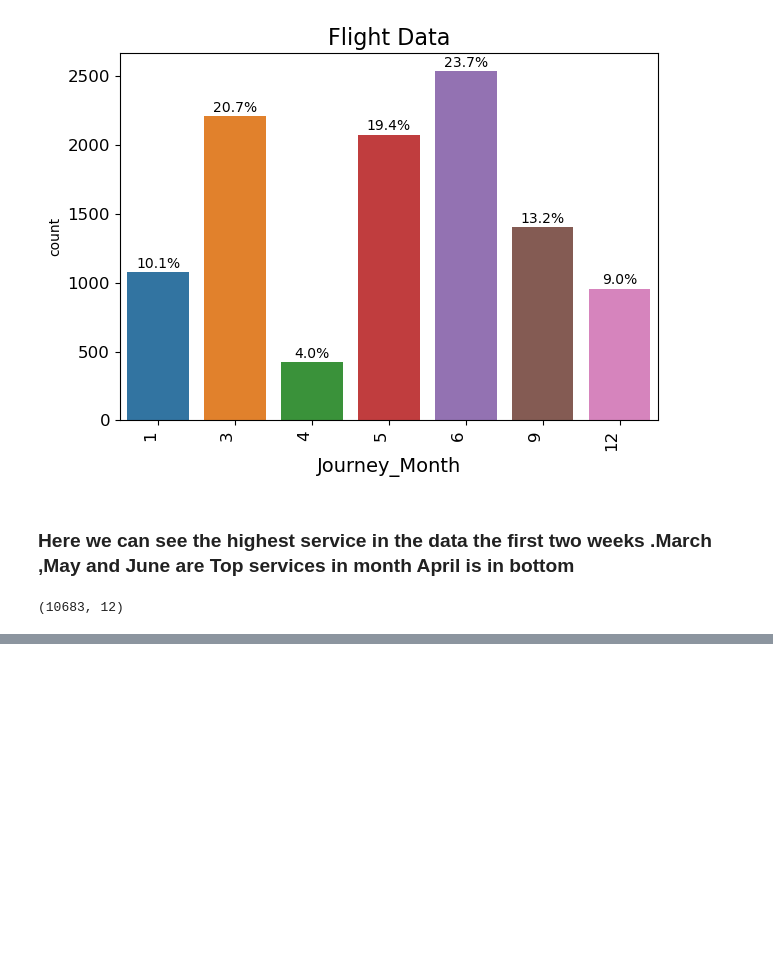
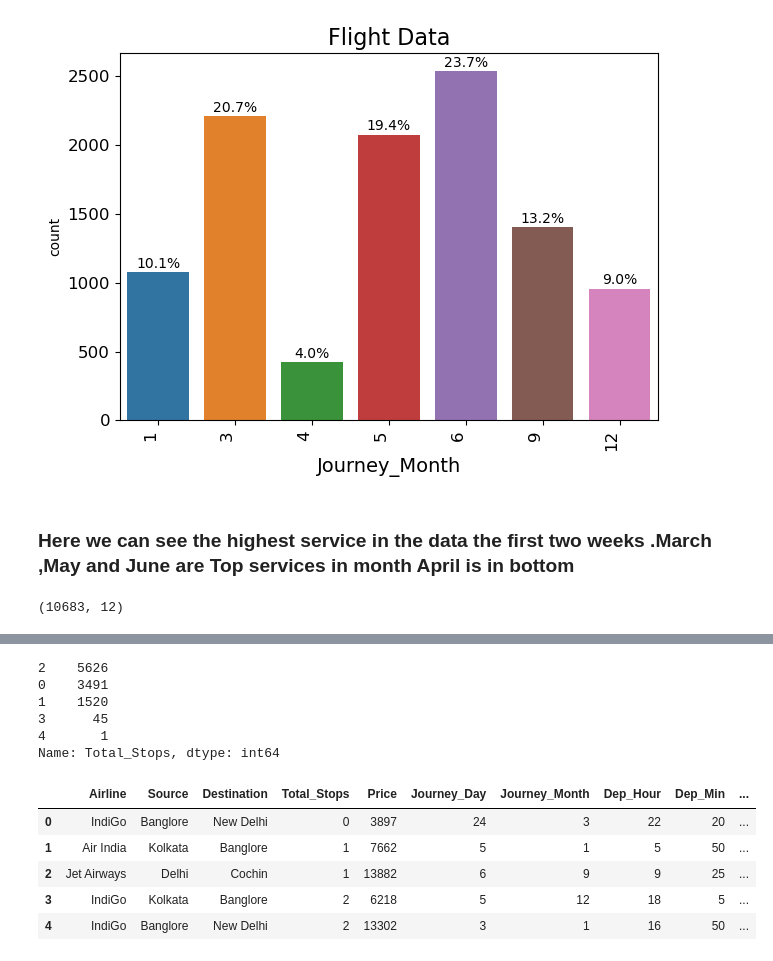
Before and after one commit to favaskri/flightpriceprediction, a Jupyter notebook: FlightPricePrediction.ipynb, the cells around one changed output, grey strips where cells are left out. Cells and saved outputs as stored; diff of their text form; code cells hidden in the pictures; blank space fills up the shorter version.

```diff
--- a/FlightPricePrediction.ipynb
+++ b/FlightPricePrediction.ipynb
@@ -203,0 +272,23 @@ df.shape
+# %%
+
+
+# Split the duration column into two separate columns
+df[['Duration_hour', 'Duration_minute']] = df['Duration'].str.split("h", expand=True)
+
+# Replace any non-numeric values in the hour column with 0
+df['Duration_hour'] = df['Duration_hour'].apply(lambda x: 0 if not x.isnumeric() else x)
+
+# Convert the hour column to integer data type
+df['Duration_hour'] = df['Duration_hour'].astype(int)
+
+# Remove the "m" character from the minute column
+df['Duration_minute'] = df['Duration_minute'].str.replace("m", "")
+
+
+df['Duration_minute'] = pd.to_numeric(df['Duration_minute'], errors='coerce').fillna(0).astype(int)
+
+
+# Convert the minute column to integer data type
+df['Duration_minute'] = df['Duration_minute'].astype(int)
+# %%
+df.drop(['Duration'],axis=1,inplace=True)
@@ -203,0 +364,22 @@ df.shape
+# %%
+# Encode the categorical variable using .factorize()
+df['Total_Stops'] = df['Total_Stops'].factorize()[0]
+df.Total_Stops.value_counts()
+# %% [output]
+2    5626
+0    3491
+1    1520
+3      45
+4       1
+Name: Total_Stops, dtype: int64
+# %%
+df.drop(['Route','Additional_Info'],axis=1,inplace=True)
+# %%
+df.head()
+# %% [output]
+|  | Airline | Source | Destination | Total_Stops | Price | Journey_Day | Journey_Month | Dep_Hour | Dep_Min | ... |
+| 0 | IndiGo | Banglore | New Delhi | 0 | 3897 | 24 | 3 | 22 | 20 | ... |
+| 1 | Air India | Kolkata | Banglore | 1 | 7662 | 5 | 1 | 5 | 50 | ... |
+| 2 | Jet Airways | Delhi | Cochin | 1 | 13882 | 6 | 9 | 9 | 25 | ... |
+| 3 | IndiGo | Kolkata | Banglore | 2 | 6218 | 5 | 12 | 18 | 5 | ... |
+| 4 | IndiGo | Banglore | New Delhi | 2 | 13302 | 3 | 1 | 16 | 50 | ... |
```
Also changed, not shown: parts of 22 cells of this notebook.
